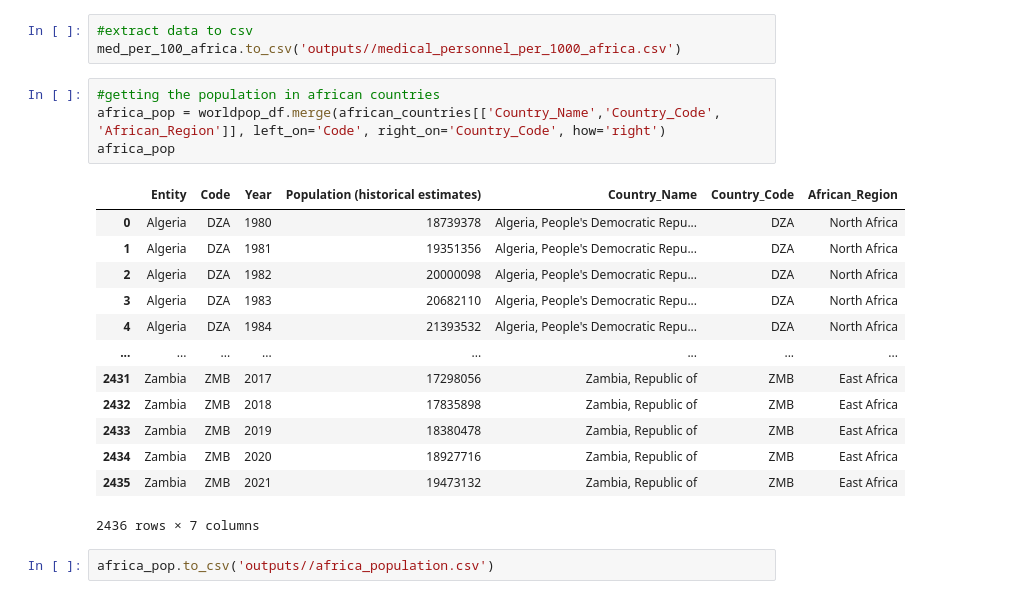
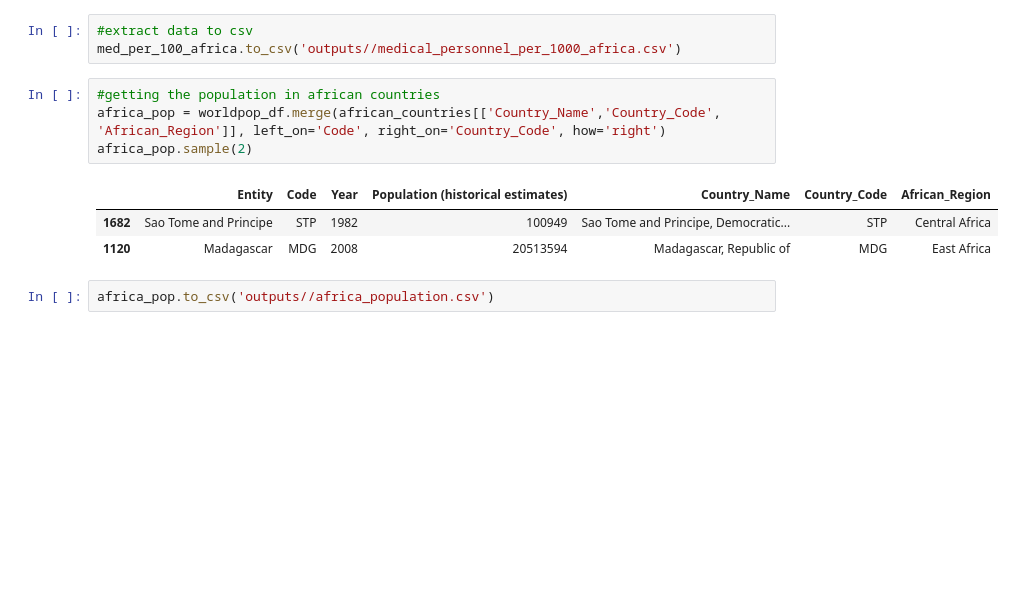
Before and after one commit to joshuaati/10AnalyticsHackaton, a Jupyter notebook: main.ipynb, the cells around one changed output. Cells and saved outputs as stored; diff of their text form; blank space fills up the shorter version.

```diff
--- a/main.ipynb
+++ b/main.ipynb
@@ -307,21 +224,11 @@ med_per_100_africa.to_csv('outputs//medical_personnel_per_1000_africa.csv')
 # %%
 #getting the population in african countries
 africa_pop = worldpop_df.merge(african_countries[['Country_Name','Country_Code', 'African_Region']], left_on='Code', right_on='Country_Code', how='right')
-africa_pop
+africa_pop.sample(2)
 # %% [output]
 |  | Entity | Code | Year | Population (historical estimates) | Country_Name | Country_Code | African_Region |
-| 0 | Algeria | DZA | 1980 | 18739378 | Algeria, People's Democratic Repu... | DZA | North Africa |
-| 1 | Algeria | DZA | 1981 | 19351356 | Algeria, People's Democratic Repu... | DZA | North Africa |
-| 2 | Algeria | DZA | 1982 | 20000098 | Algeria, People's Democratic Repu... | DZA | North Africa |
-| 3 | Algeria | DZA | 1983 | 20682110 | Algeria, People's Democratic Repu... | DZA | North Africa |
-| 4 | Algeria | DZA | 1984 | 21393532 | Algeria, People's Democratic Repu... | DZA | North Africa |
-| ... | ... | ... | ... | ... | ... | ... | ... |
-| 2431 | Zambia | ZMB | 2017 | 17298056 | Zambia, Republic of | ZMB | East Africa |
-| 2432 | Zambia | ZMB | 2018 | 17835898 | Zambia, Republic of | ZMB | East Africa |
-| 2433 | Zambia | ZMB | 2019 | 18380478 | Zambia, Republic of | ZMB | East Africa |
-| 2434 | Zambia | ZMB | 2020 | 18927716 | Zambia, Republic of | ZMB | East Africa |
-| 2435 | Zambia | ZMB | 2021 | 19473132 | Zambia, Republic of | ZMB | East Africa |
+| 1682 | Sao Tome and Principe | STP | 1982 | 100949 | Sao Tome and Principe, Democratic... | STP | Central Africa |
+| 1120 | Madagascar | MDG | 2008 | 20513594 | Madagascar, Republic of | MDG | East Africa |
-2436 rows × 7 columns
 # %%
 africa_pop.to_csv('outputs//africa_population.csv')
 # %%
```
Also changed, not shown: parts of 8 cells of this notebook.
